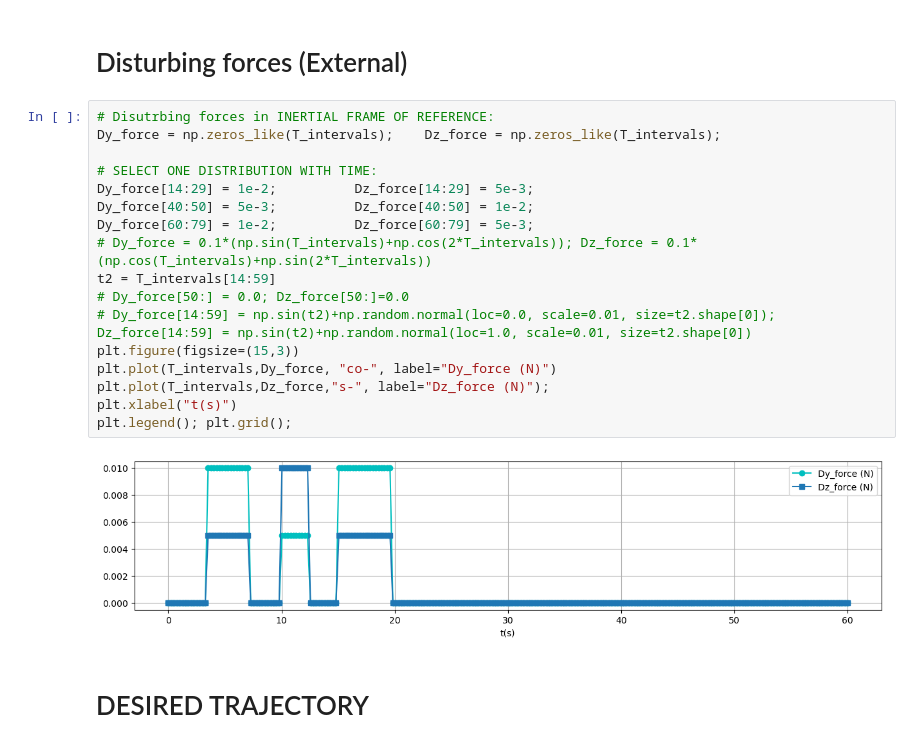
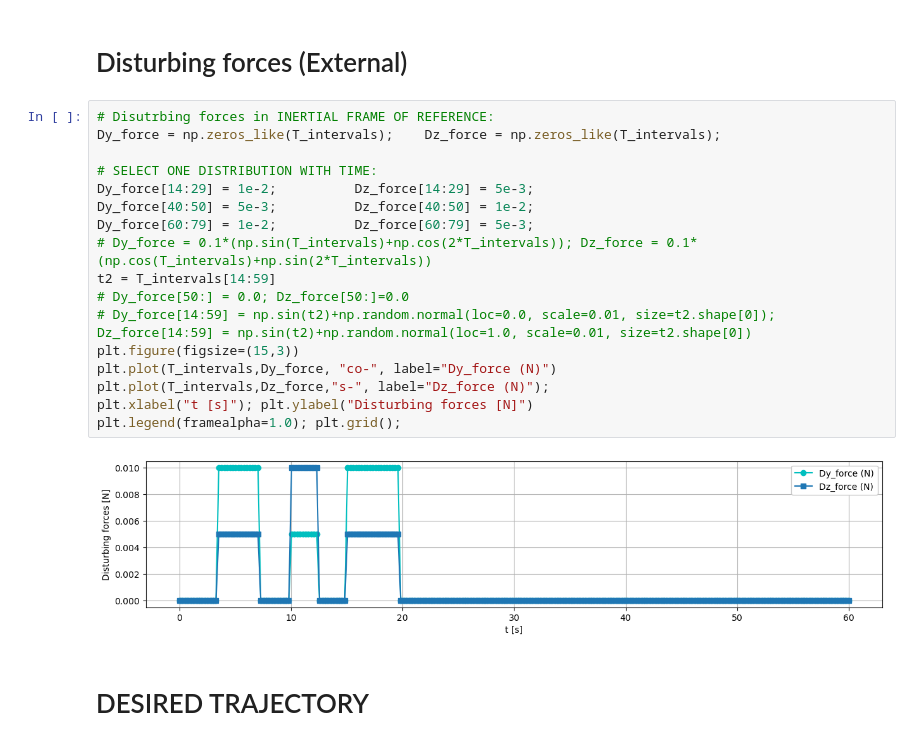
Before and after one commit to Yashwanth1531/Control_Systems, a Jupyter notebook: 2DQuad_Control.ipynb, the cells around one changed output. Drawn from its saved outputs; the diff is of its cells as text.

Commit message:
Update Plots

```diff
--- a/2DQuad_Control.ipynb
+++ b/2DQuad_Control.ipynb
@@ -24,22 +24,22 @@ T_intervals = np.linspace(t_span[0],t_span[-1],t_res);
 # %%
 # Disutrbing forces in INERTIAL FRAME OF REFERENCE:
 Dy_force = np.zeros_like(T_intervals);    Dz_force = np.zeros_like(T_intervals);
 
 # SELECT ONE DISTRIBUTION WITH TIME:
 Dy_force[14:29] = 1e-2;          Dz_force[14:29] = 5e-3;
 Dy_force[40:50] = 5e-3;          Dz_force[40:50] = 1e-2;
 Dy_force[60:79] = 1e-2;          Dz_force[60:79] = 5e-3;
 # Dy_force = 0.1*(np.sin(T_intervals)+np.cos(2*T_intervals)); Dz_force = 0.1*(np.cos(T_intervals)+np.sin(2*T_intervals))
 t2 = T_intervals[14:59]
 # Dy_force[50:] = 0.0; Dz_force[50:]=0.0
 # Dy_force[14:59] = np.sin(t2)+np.random.normal(loc=0.0, scale=0.01, size=t2.shape[0]); Dz_force[14:59] = np.sin(t2)+np.random.normal(loc=1.0, scale=0.01, size=t2.shape[0])
 plt.figure(figsize=(15,3))
 plt.plot(T_intervals,Dy_force, "co-", label="Dy_force (N)")
 plt.plot(T_intervals,Dz_force,"s-", label="Dz_force (N)");
-plt.xlabel("t(s)")
-plt.legend(); plt.grid();
+plt.xlabel("t [s]"); plt.ylabel("Disturbing forces [N]")
+plt.legend(framealpha=1.0); plt.grid();
 # %% [output]
-[figure, old version]
+[figure, new version]
 # %% [markdown]
 # DESIRED TRAJECTORY
 # %%
```
Also changed, not shown: parts of 4 cells of this notebook.
